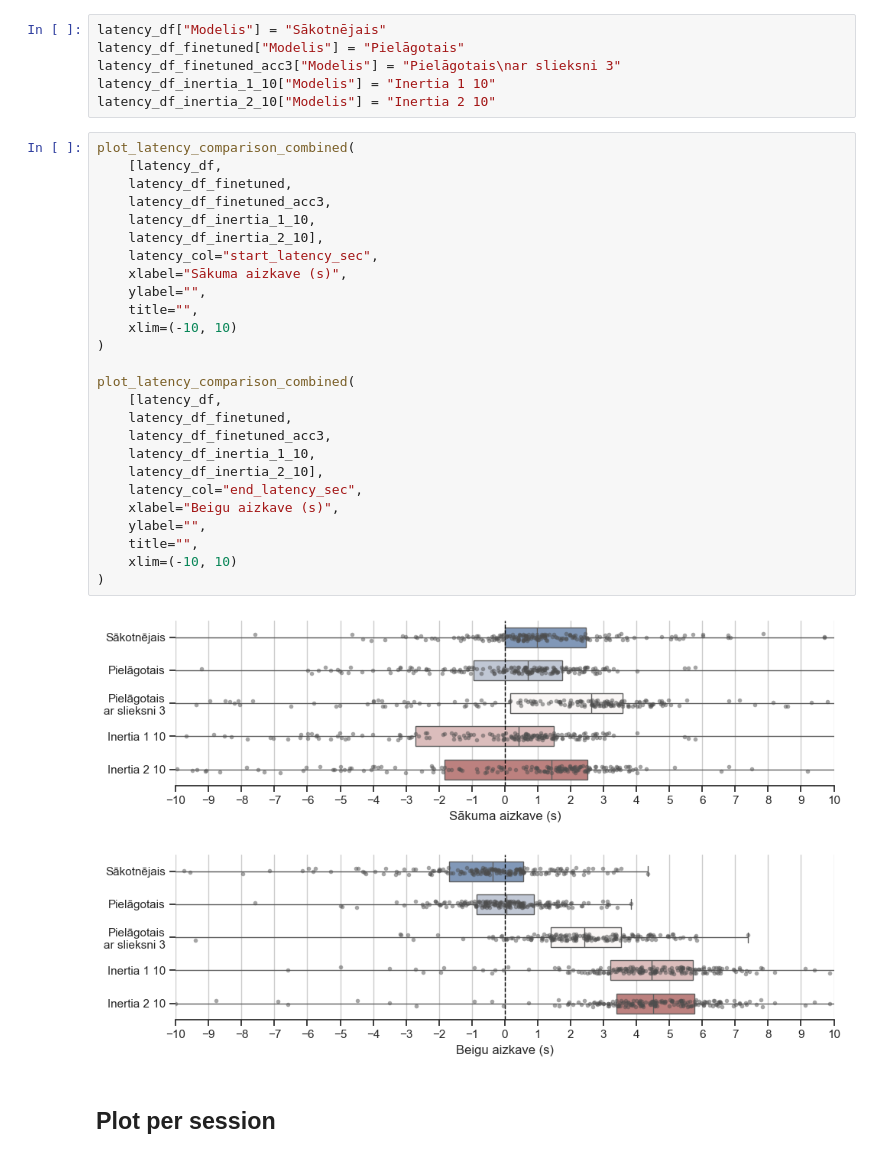
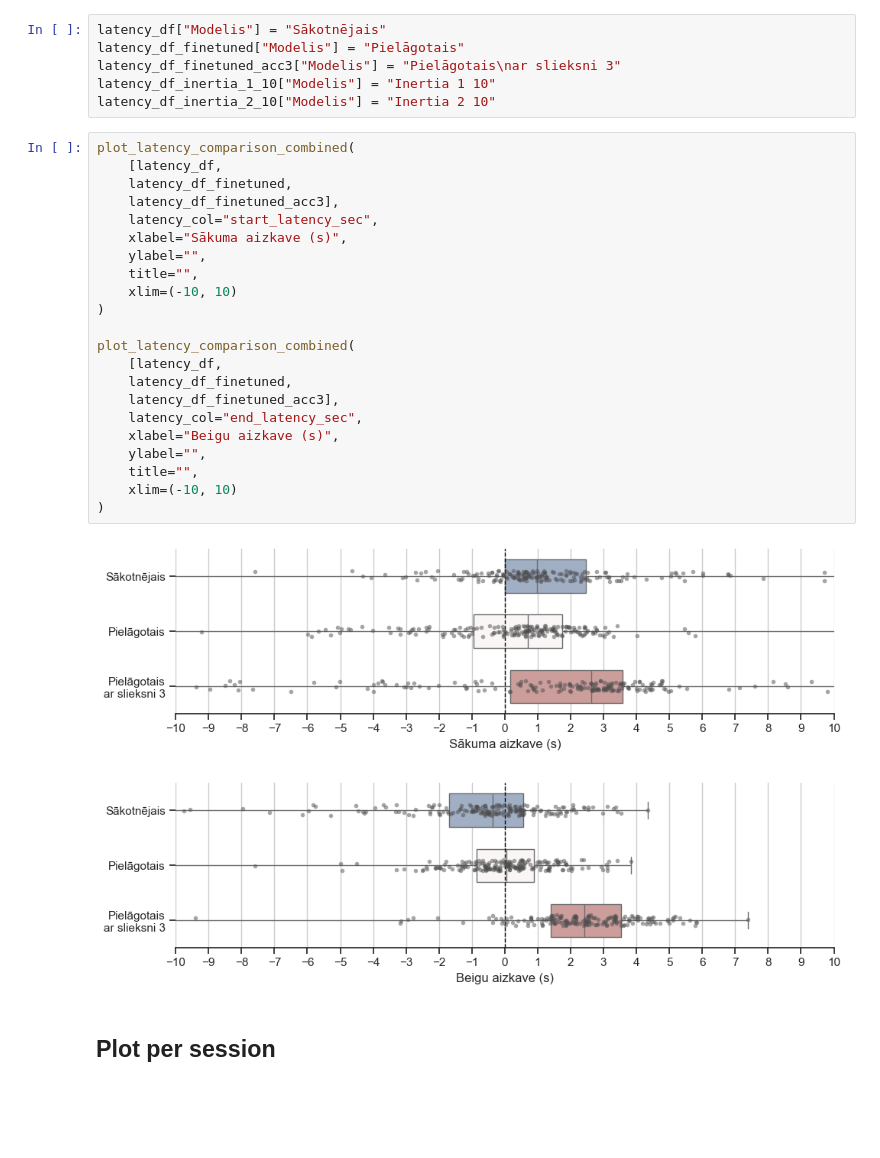
Before and after one commit to Markuss-B/GAR, a Jupyter notebook: data/recordings/analysis2.ipynb, the cells around one changed output. Cells and saved outputs as stored; diff of their text form; blank space fills up the shorter version.

```diff
--- a/data/recordings/analysis2.ipynb
+++ b/data/recordings/analysis2.ipynb
@@ -3724,32 +3725,28 @@ latency_df_inertia_2_10["Modelis"] = "Inertia 2 10"
 # %%
 plot_latency_comparison_combined(
     [latency_df,
     latency_df_finetuned,
-    latency_df_finetuned_acc3,
-    latency_df_inertia_1_10,
-    latency_df_inertia_2_10],
+    latency_df_finetuned_acc3],
     latency_col="start_latency_sec",
     xlabel="Sākuma aizkave (s)",
     ylabel="",
     title="",
     xlim=(-10, 10)
 )
 
 plot_latency_comparison_combined(
     [latency_df,
     latency_df_finetuned,
-    latency_df_finetuned_acc3,
-    latency_df_inertia_1_10,
-    latency_df_inertia_2_10],
+    latency_df_finetuned_acc3],
     latency_col="end_latency_sec",
     xlabel="Beigu aizkave (s)",
     ylabel="",
     title="",
     xlim=(-10, 10)
 )
 # %% [output]
-[figure, old version]
+[figure, new version]
-[figure, old version]
+[figure, new version]
 # %% [markdown]
 ## Plot per session
 # %%
```
Also changed, not shown: parts of 1 cell of this notebook, 8 other files.
